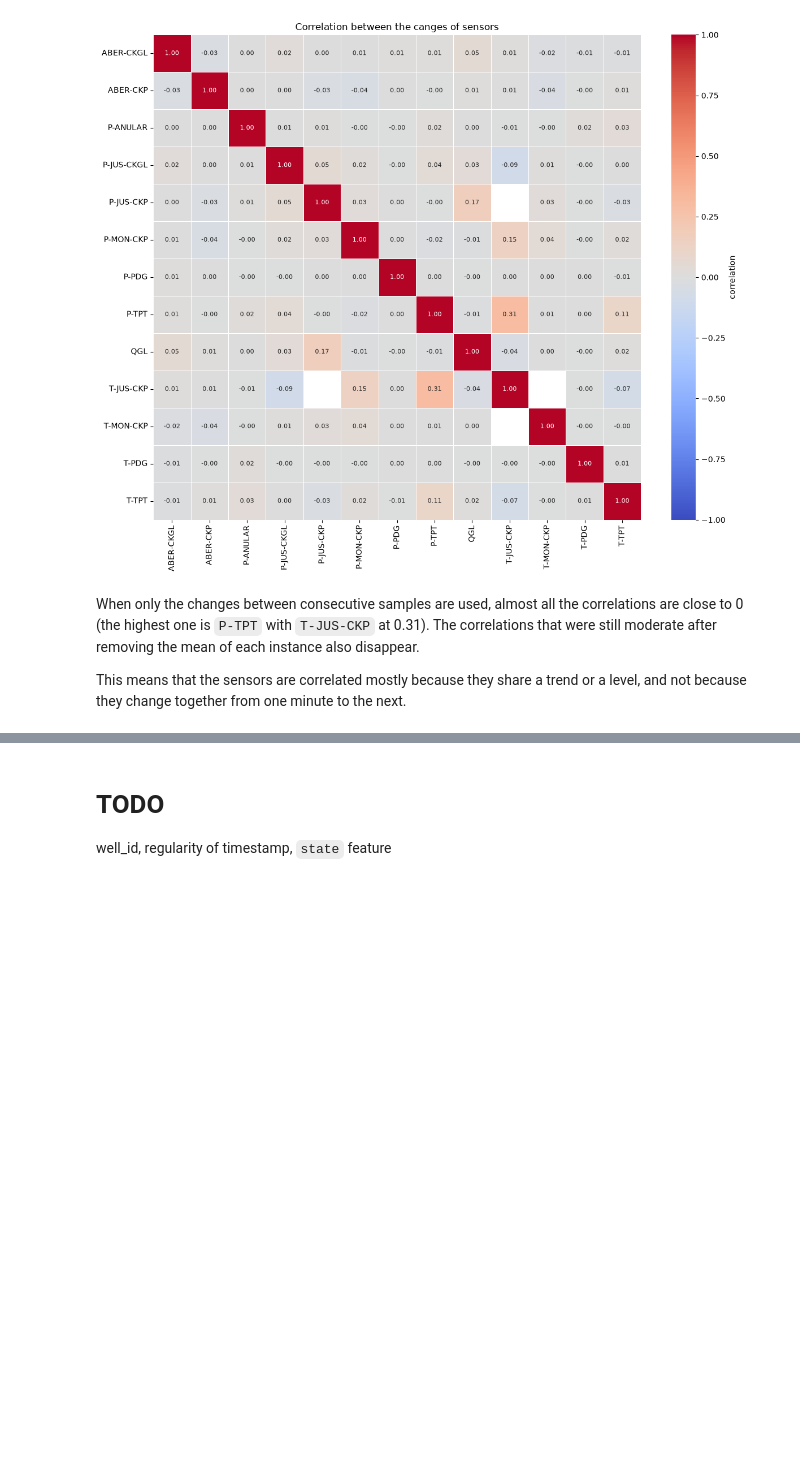
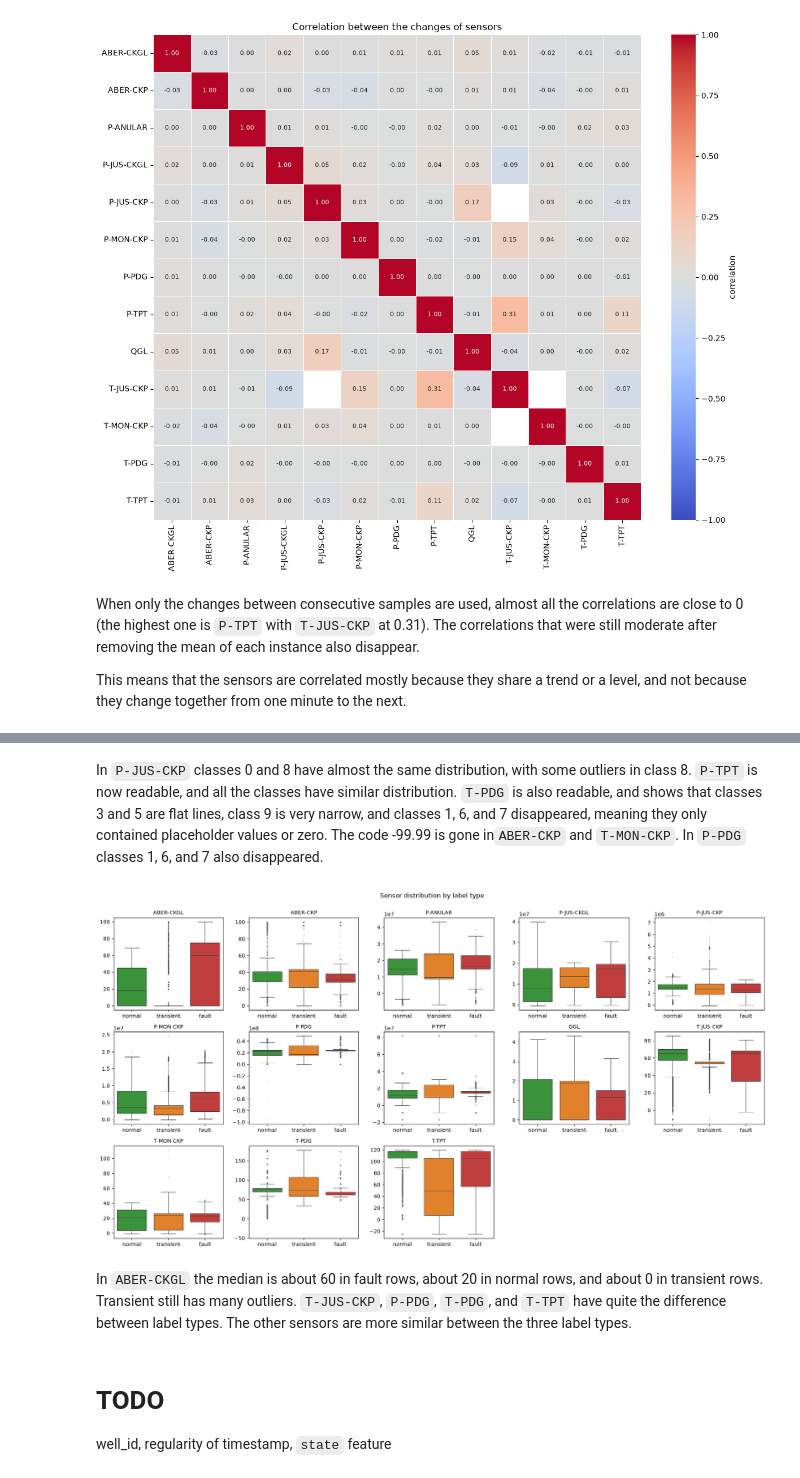
Before and after one commit to tommasofacchin/uis-msc-data-science, a Jupyter notebook: DAT540 - Data science/Project/01_eda.ipynb, the cells around one changed output, grey strips where cells are left out. Cells and saved outputs as stored; diff of their text form; code cells hidden in the pictures; blank space fills up the shorter version.

```diff
--- a/DAT540 - Data science/Project/01_eda.ipynb
+++ b/DAT540 - Data science/Project/01_eda.ipynb
@@ -733,3 +915,19 @@ This means that the sensors are correlated mostly because they share a trend or
+# %% [markdown]
+In `P-JUS-CKP` classes 0 and 8 have almost the same distribution, with some outliers in class 8.
+`P-TPT` is now readable, and all the classes have similar distribution.
+`T-PDG` is also readable, and shows that classes 3 and 5 are flat lines, class 9 is very narrow, and classes 1, 6, and 7 disappeared, meaning they only contained placeholder values or zero.
+The code -99.99 is gone in`ABER-CKP` and `T-MON-CKP`.
+In `P-PDG` classes 1, 6, and 7 also disappeared.
+# %%
+boxplots("label_type", ["normal", "transient", "fault"],
+         "Sensor distribution by label type",
+         hue="label_type", palette=LABEL_COLORS, legend=False)
+# %% [output]
+[figure, added]
+# %% [markdown]
+In `ABER-CKGL` the median is about 60 in fault rows, about 20 in normal rows, and about 0 in transient rows. Transient still has many outliers.
+`T-JUS-CKP`, `P-PDG`, `T-PDG`, and `T-TPT` have quite the difference between label types.
+The other sensors are more similar between the three label types.
 # %% [markdown]
 # TODO
 
```
Also changed, not shown: parts of 13 cells of this notebook.
